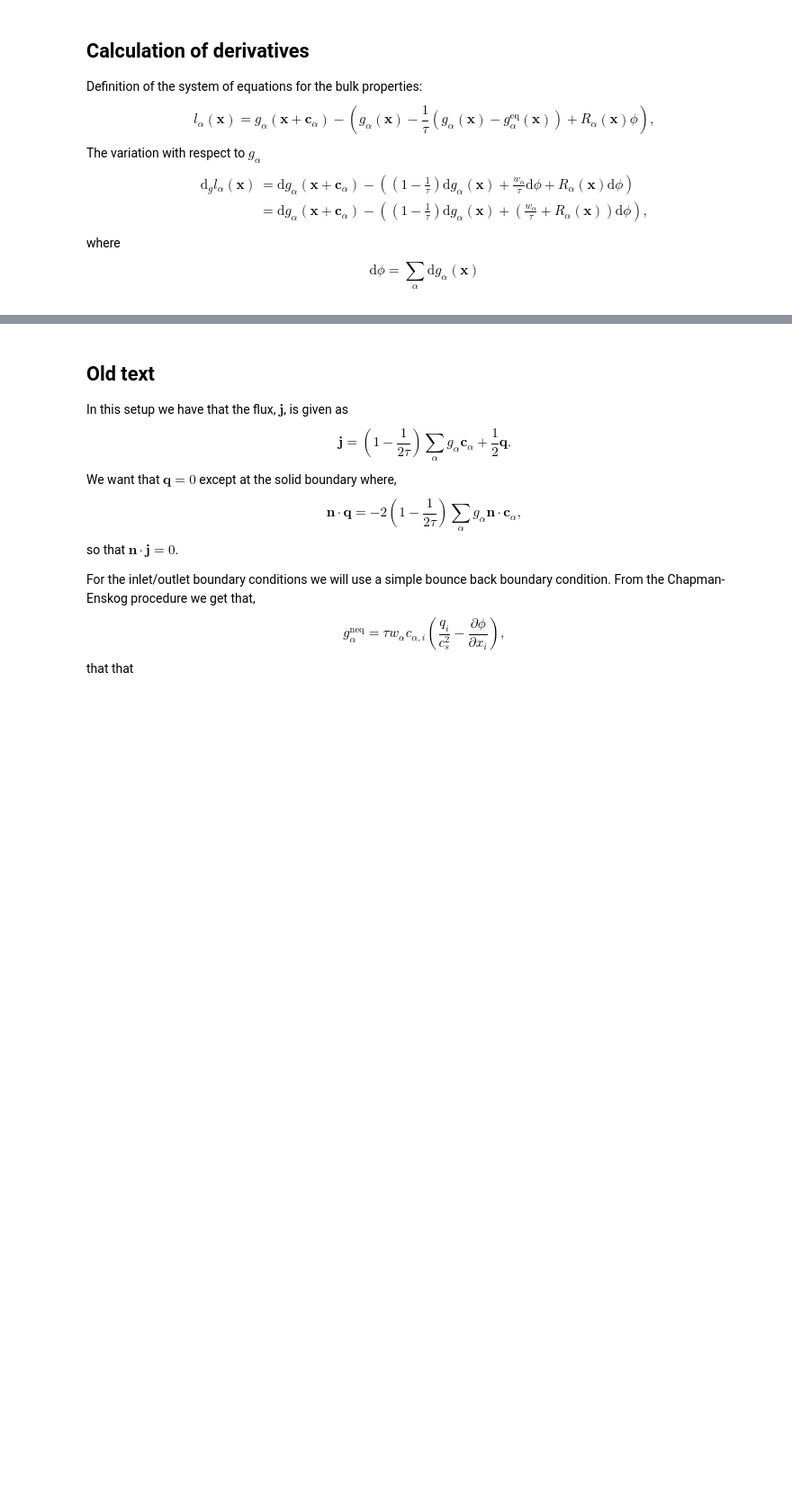
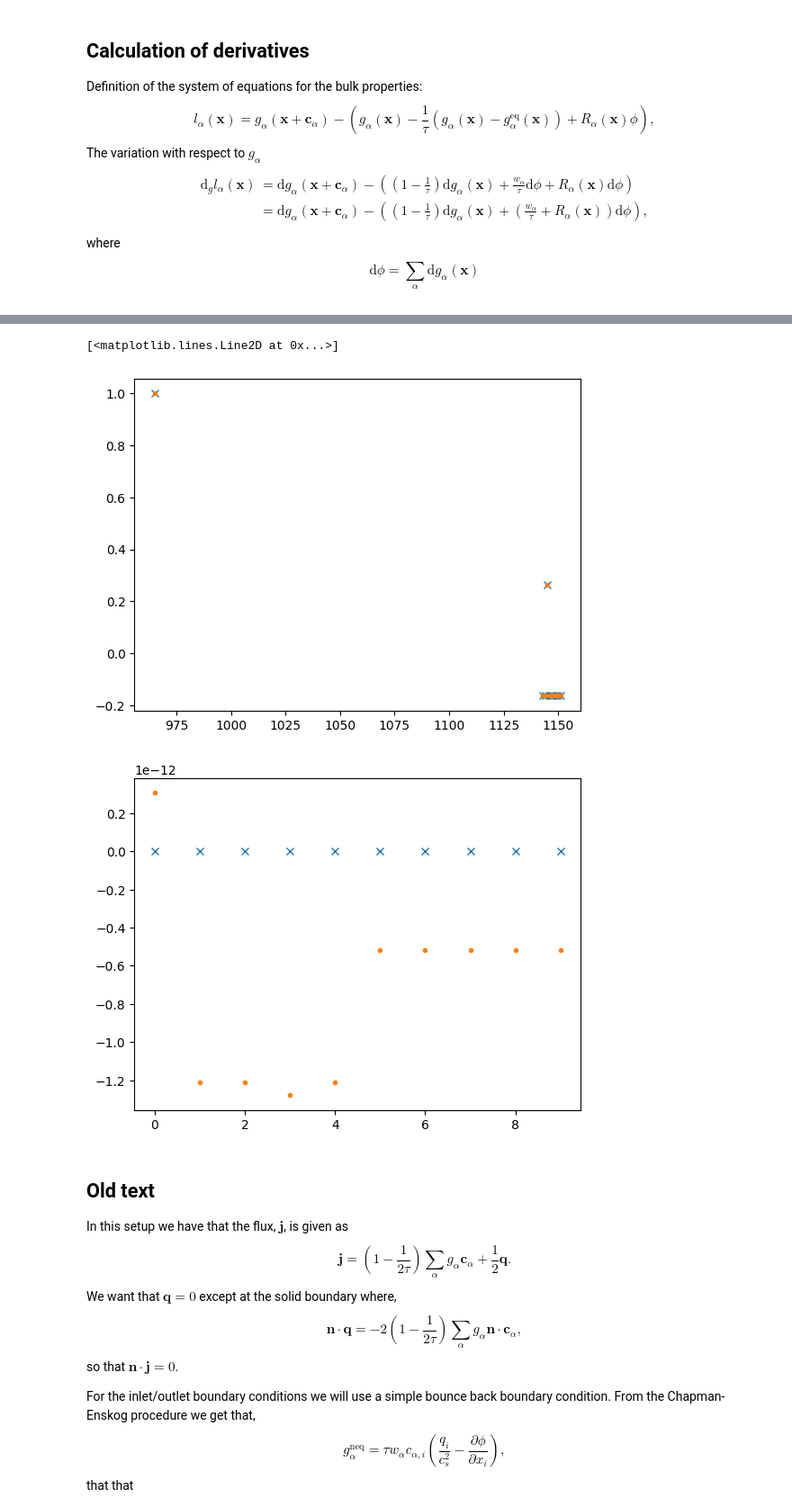
Before and after one commit to eje74/Adjoint, a Jupyter notebook: diffusion.ipynb, the cells around one changed output, grey strips where cells are left out. Shown: that part at 90% size. Drawn from its saved outputs; the diff is of its cells as text; code cells hidden in the pictures; blank space fills up the shorter version.

```diff
--- a/diffusion.ipynb
+++ b/diffusion.ipynb
@@ -228,0 +548,76 @@ val = np.array([1, a] + 9*[b])
+# %%
+# Test of the bulk derivatives
+
+
+param = (tau, source_const, rho_left_hand, rho_right_hand, w, c)
+
+def l_gamma(g, tau, source_const, rho_left_hand, rho_right_hand, w, c):
+    g_new, tmp = oneiter(g, tau, source_const, rho_left_hand, rho_right_hand, w, c)
+    return g - g_new
+
+g_dl = np.copy(g)
+
+dg = 1e-5
+
+gamma = 2
+sub = np.array((5, 7))
+val_calc, ind_calc = dg_l_bulk(gamma, sub, tau, source_const, c, system_size)
+
+print(ind_calc)
+
+sub_test = sub #+c[gamma, ...]
+print(sub2ind(gamma, sub_test, system_size))
+# g_dl[gamma, sub[0], sub[1]] += dg
+
+# dl = (l_gamma(g_dl, *param) - l_gamma(g, *param))/dg
+# ind = [sub2ind(a[0], a[1:], system_size) for a in np.argwhere(np.abs(dl)> 1e-10)]
+# val = dl[np.abs(dl)> 1e-10]
+
+val_num = []
+ind_num = []
+for i in np.arange(2, 9):
+    for j in np.arange(4, 11):
+        for alpha in np.arange(9):
+            g_dl[alpha, i, j] += dg
+            dl = (l_gamma(g_dl, *param) - l_gamma(g, *param))/dg
+            g_dl[alpha, i, j] -= dg
+            val =  dl[(gamma, ) + tuple(sub_test)]
+            if np.abs(val) > 1e-10:
+                val_num += [val]
+                ind_num += [sub2ind(alpha, [i, j], system_size)]
+
+calc = {}
+for val, ind in zip(val_calc, ind_calc):
+    calc[ind] = val + calc.get(ind, 0)
+ind_calc = np.array(list(calc))
+val_calc = np.array(list(calc.values()))
+
+plt.figure()
+plt.plot(ind_num, val_num, 'x')
+plt.plot(ind_calc, val_calc, '.')
+
+plt.figure()
+ind_num = np.array(ind_num)
+val_num = np.array(val_num)
+
+for ind, val in zip([ind_num, ind_calc],[val_num, val_calc]):
+    a = np.argsort(ind)
+    ind[:] = ind[a]
+    val[:] = val[a]
+
+plt.plot(ind_num- ind_calc, 'x')
+plt.plot(val_num - val_calc , '.')
+
+
+# plt.figure()
+# plt.plot(ind_num - ind_calc, 'x')
+# plt.plot(val_calc - val_num, 'o')
+
+
+# #tmp = np.any(np.abs(dl)> 1e-10, axis=0)
+# tmp = np.sum(np.abs(dl)> 1e-10, axis=0)
+# plt.figure()
+# plt.pcolormesh(tmp.transpose())
+# plt.axis('equal')
+# plt.colorbar()
+# %% [output]
@@ -229,3 +626,6 @@ val = np.array([1, a] + 9*[b])
+[<matplotlib.lines.Line2D at 0x...>]
+[figure, added]
+[figure, added]
 # %% [markdown]
 ## Old text
 
```
Also changed, not shown: parts of 19 cells of this notebook, 2 other files.
